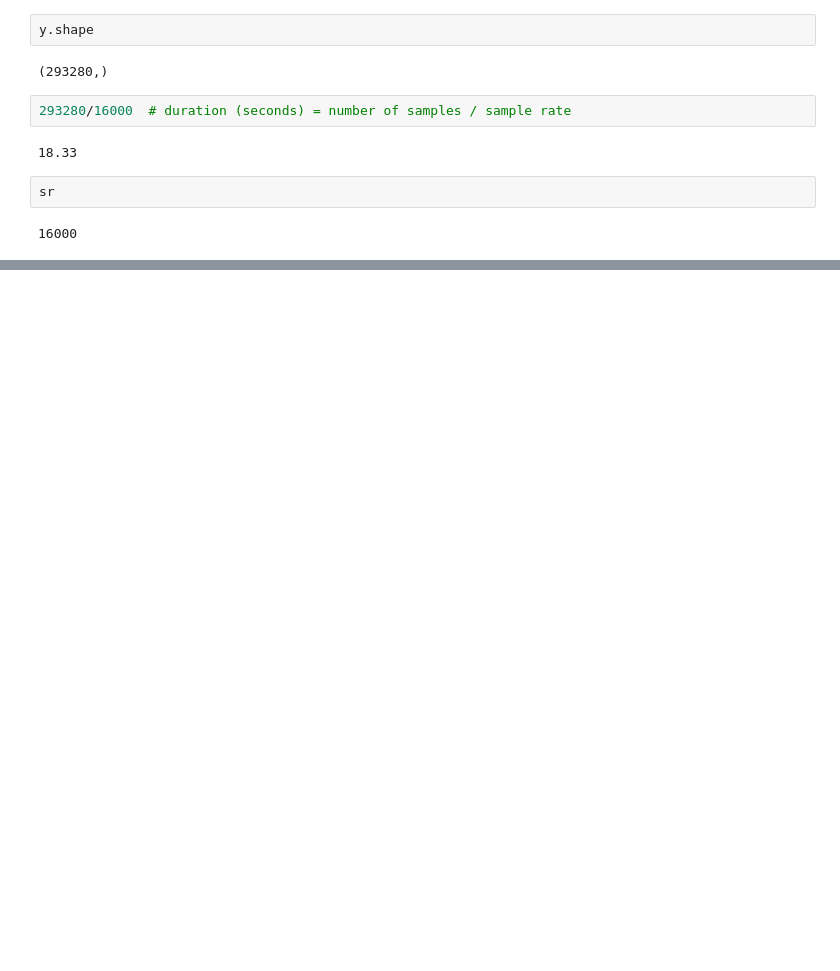
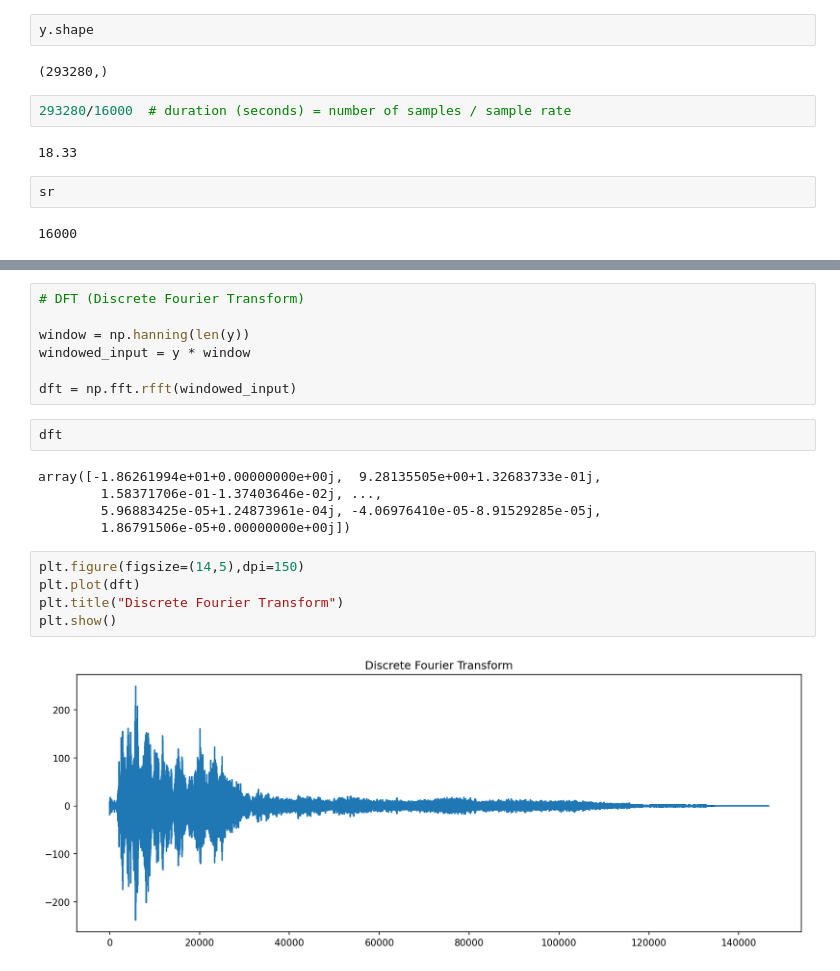
Before and after one commit to IrfanKpm/ai-with-huggingface, a Jupyter notebook: ch02_audio_models.ipynb, the cells around one changed output, grey strips where cells are left out. Saved outputs shown, nothing was run; the diff lists cells and outputs as text; blank space fills up the shorter version.

```diff
--- a/ch02_audio_models.ipynb
+++ b/ch02_audio_models.ipynb
@@ -42,0 +57,21 @@ sr
+# %%
+# DFT (Discrete Fourier Transform)
+
+window = np.hanning(len(y))
+windowed_input = y * window
+
+dft = np.fft.rfft(windowed_input)
+# %%
+dft
+# %% [output]
+array([-1.86261994e+01+0.00000000e+00j,  9.28135505e+00+1.32683733e-01j,
+        1.58371706e-01-1.37403646e-02j, ...,
+        5.96883425e-05+1.24873961e-04j, -4.06976410e-05-8.91529285e-05j,
+        1.86791506e-05+0.00000000e+00j])
+# %%
+plt.figure(figsize=(14,5),dpi=150)
+plt.plot(dft)
+plt.title("Discrete Fourier Transform")
+plt.show()
+# %% [output]
+[figure, added]
```
Also changed, not shown: parts of 9 cells of this notebook.
